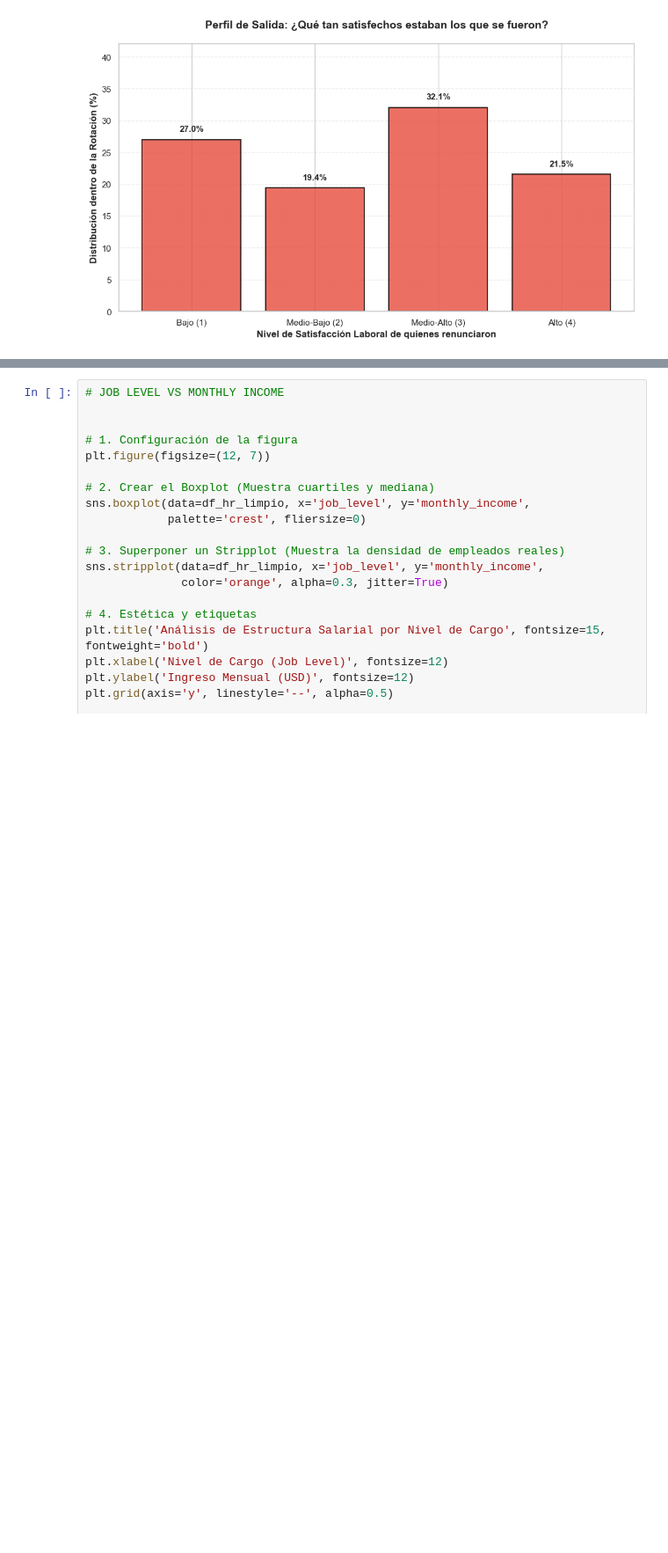
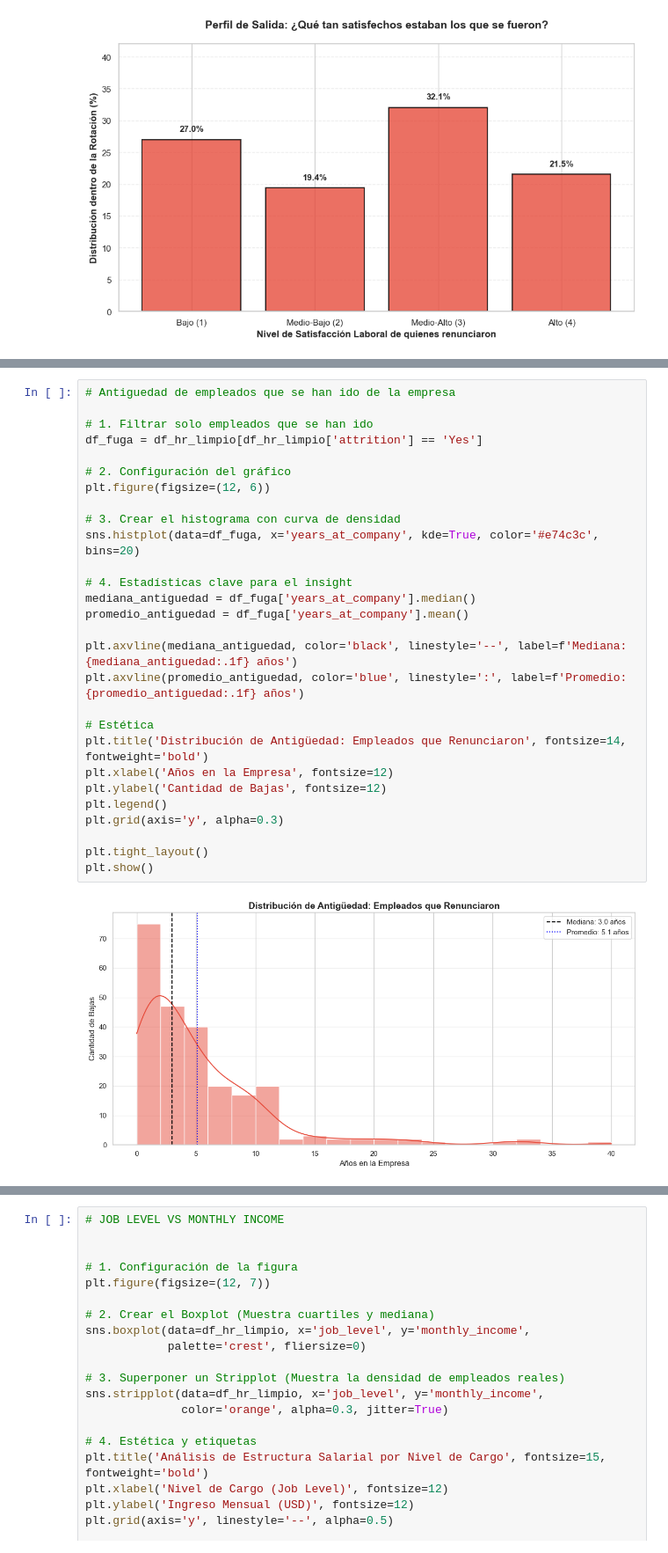
Before and after one commit to Eleonora1989/project-da-promo-63-modulo-3-team-3, a Jupyter notebook: fases/fase_3_visualizacion.ipynb, the cells around one changed output, grey strips where cells are left out. Shown at 88% size. Drawn from its saved outputs; the diff is of its cells as text; blank space fills up the shorter version.

```diff
--- a/fases/fase_3_visualizacion.ipynb
+++ b/fases/fase_3_visualizacion.ipynb
@@ -463,0 +574,30 @@ plt.show()
+# %%
+# Antiguedad de empleados que se han ido de la empresa
+
+# 1. Filtrar solo empleados que se han ido
+df_fuga = df_hr_limpio[df_hr_limpio['attrition'] == 'Yes']
+
+# 2. Configuración del gráfico
+plt.figure(figsize=(12, 6))
+
+# 3. Crear el histograma con curva de densidad
+sns.histplot(data=df_fuga, x='years_at_company', kde=True, color='#e74c3c', bins=20)
+
+# 4. Estadísticas clave para el insight
+mediana_antiguedad = df_fuga['years_at_company'].median()
+promedio_antiguedad = df_fuga['years_at_company'].mean()
+
+plt.axvline(mediana_antiguedad, color='black', linestyle='--', label=f'Mediana: {mediana_antiguedad:.1f} años')
+plt.axvline(promedio_antiguedad, color='blue', linestyle=':', label=f'Promedio: {promedio_antiguedad:.1f} años')
+
+# Estética
+plt.title('Distribución de Antigüedad: Empleados que Renunciaron', fontsize=14, fontweight='bold')
+plt.xlabel('Años en la Empresa', fontsize=12)
+plt.ylabel('Cantidad de Bajas', fontsize=12)
+plt.legend()
+plt.grid(axis='y', alpha=0.3)
+
+plt.tight_layout()
+plt.show()
+# %% [output]
+[figure, added]
```
Also changed, not shown: parts of 6 cells of this notebook, 1 other file.
